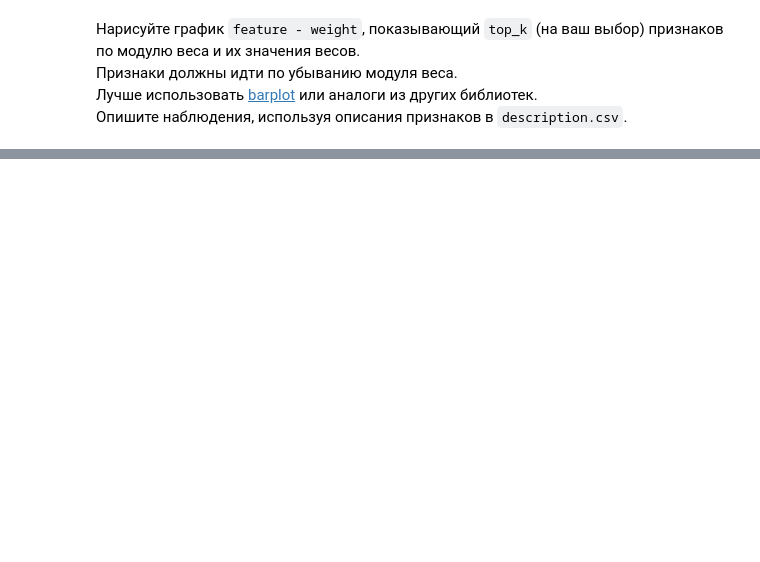
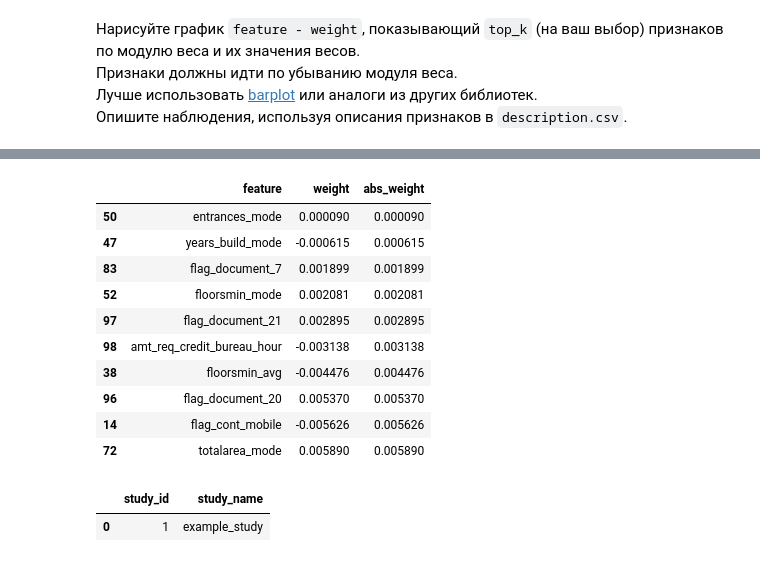
Before and after one commit to Nesterov-BA/aimasters, a Jupyter notebook: 1sem/ML1/homeworks/hw3/hw3.ipynb, the cells around one changed output, grey strips where cells are left out. Drawn from its saved outputs; the diff is of its cells as text; code cells hidden in the pictures; blank space fills up the shorter version.

```diff
--- a/1sem/ML1/homeworks/hw3/hw3.ipynb
+++ b/1sem/ML1/homeworks/hw3/hw3.ipynb
@@ -405,0 +534,2 @@ roc_auc_score(y_tst, clf.predict_proba(X_tst)[:, 1])
+# %%
+last_features = feature_weights.nsmallest(top_k, 'abs_weight')
@@ -405,0 +550,14 @@ roc_auc_score(y_tst, clf.predict_proba(X_tst)[:, 1])
+# %%
+display(last_features)
+# %% [output]
+|  | feature | weight | abs_weight |
+| 50 | entrances_mode | 0.000090 | 0.000090 |
+| 47 | years_build_mode | -0.000615 | 0.000615 |
+| 83 | flag_document_7 | 0.001899 | 0.001899 |
+| 52 | floorsmin_mode | 0.002081 | 0.002081 |
+| 97 | flag_document_21 | 0.002895 | 0.002895 |
+| 98 | amt_req_credit_bureau_hour | -0.003138 | 0.003138 |
+| 38 | floorsmin_avg | -0.004476 | 0.004476 |
+| 96 | flag_document_20 | 0.005370 | 0.005370 |
+| 14 | flag_cont_mobile | -0.005626 | 0.005626 |
+| 72 | totalarea_mode | 0.005890 | 0.005890 |
@@ -405,0 +566,5 @@ roc_auc_score(y_tst, clf.predict_proba(X_tst)[:, 1])
+# %%
+display(opt_data)
+# %% [output]
+|  | study_id | study_name |
+| 0 | 1 | example_study |
```
Also changed, not shown: parts of 21 cells of this notebook, 12 other files.
